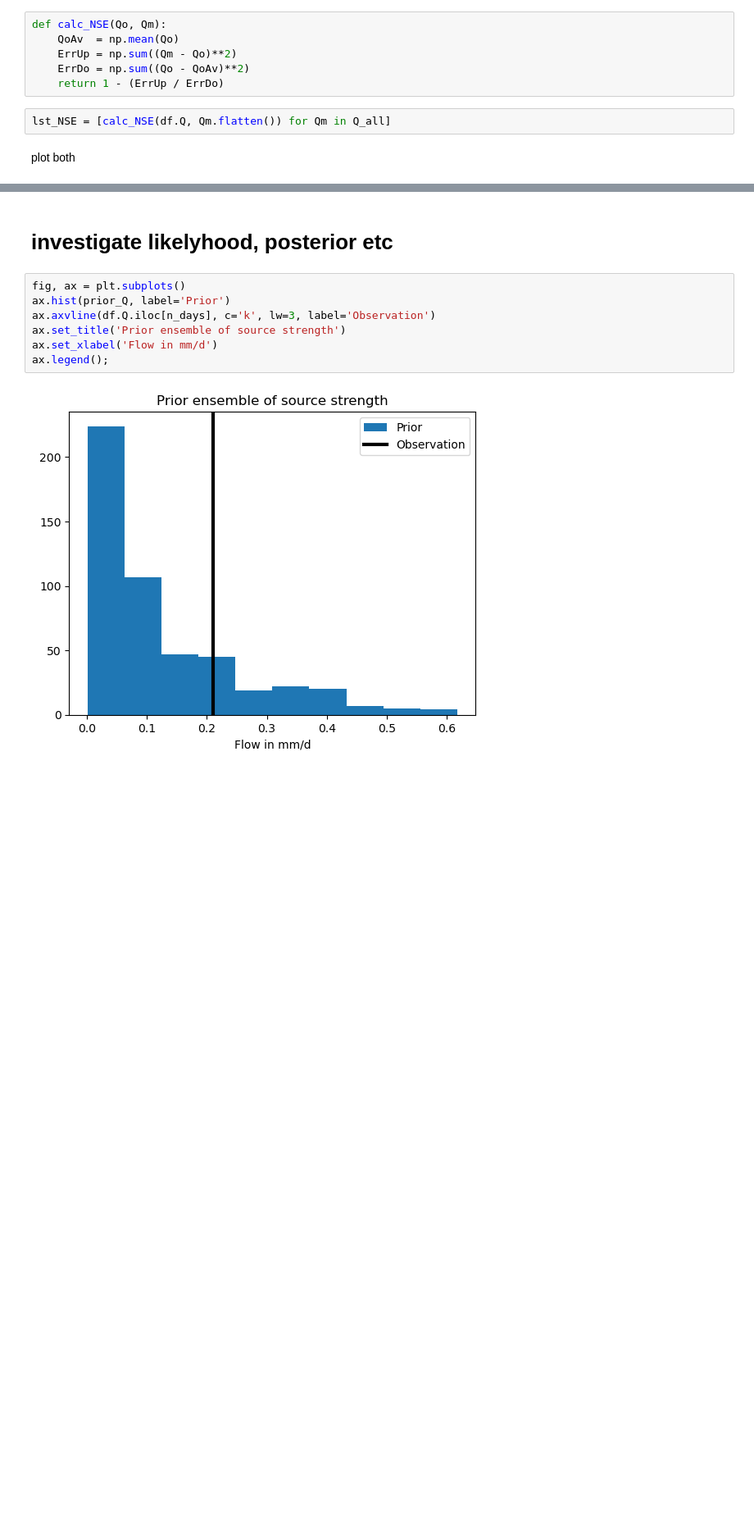
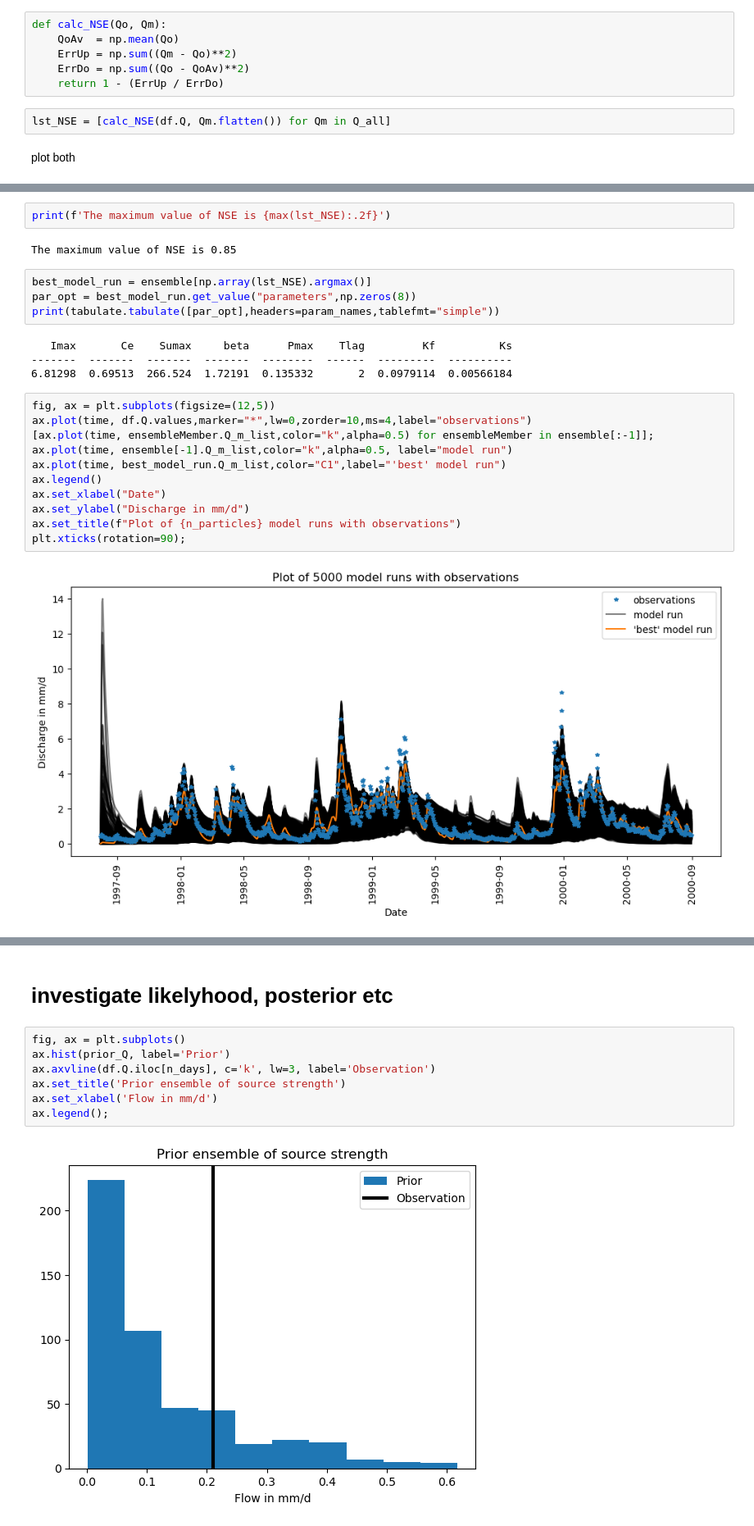
Before and after one commit to Daafip/HBV-data-assimilation, a Jupyter notebook: Forward model BMI.ipynb, the cells around one changed output, grey strips where cells are left out. Shown at 82% size. Drawn from its saved outputs; the diff is of its cells as text; blank space fills up the shorter version.

```diff
--- a/Forward model BMI.ipynb
+++ b/Forward model BMI.ipynb
@@ -264,0 +267,25 @@ plt.xlabel("NSE (-)");
+# %%
+print(f'The maximum value of NSE is {max(lst_NSE):.2f}')
+# %% [output]
+The maximum value of NSE is 0.85
+# %%
+best_model_run = ensemble[np.array(lst_NSE).argmax()]
+par_opt = best_model_run.get_value("parameters",np.zeros(8))
+print(tabulate.tabulate([par_opt],headers=param_names,tablefmt="simple"))
+# %% [output]
+   Imax       Ce    Sumax     beta      Pmax    Tlag         Kf          Ks
+-------  -------  -------  -------  --------  ------  ---------  ----------
+6.81298  0.69513  266.524  1.72191  0.135332       2  0.0979114  0.00566184
+# %%
+fig, ax = plt.subplots(figsize=(12,5))
+ax.plot(time, df.Q.values,marker="*",lw=0,zorder=10,ms=4,label="observations")
+[ax.plot(time, ensembleMember.Q_m_list,color="k",alpha=0.5) for ensembleMember in ensemble[:-1]];
+ax.plot(time, ensemble[-1].Q_m_list,color="k",alpha=0.5, label="model run")
+ax.plot(time, best_model_run.Q_m_list,color="C1",label="'best' model run")
+ax.legend()
+ax.set_xlabel("Date")
+ax.set_ylabel("Discharge in mm/d")
+ax.set_title(f"Plot of {n_particles} model runs with observations")
+plt.xticks(rotation=90);
+# %% [output]
+[figure, added]
```
Also changed, not shown: parts of 52 cells of this notebook, 7 other files.
